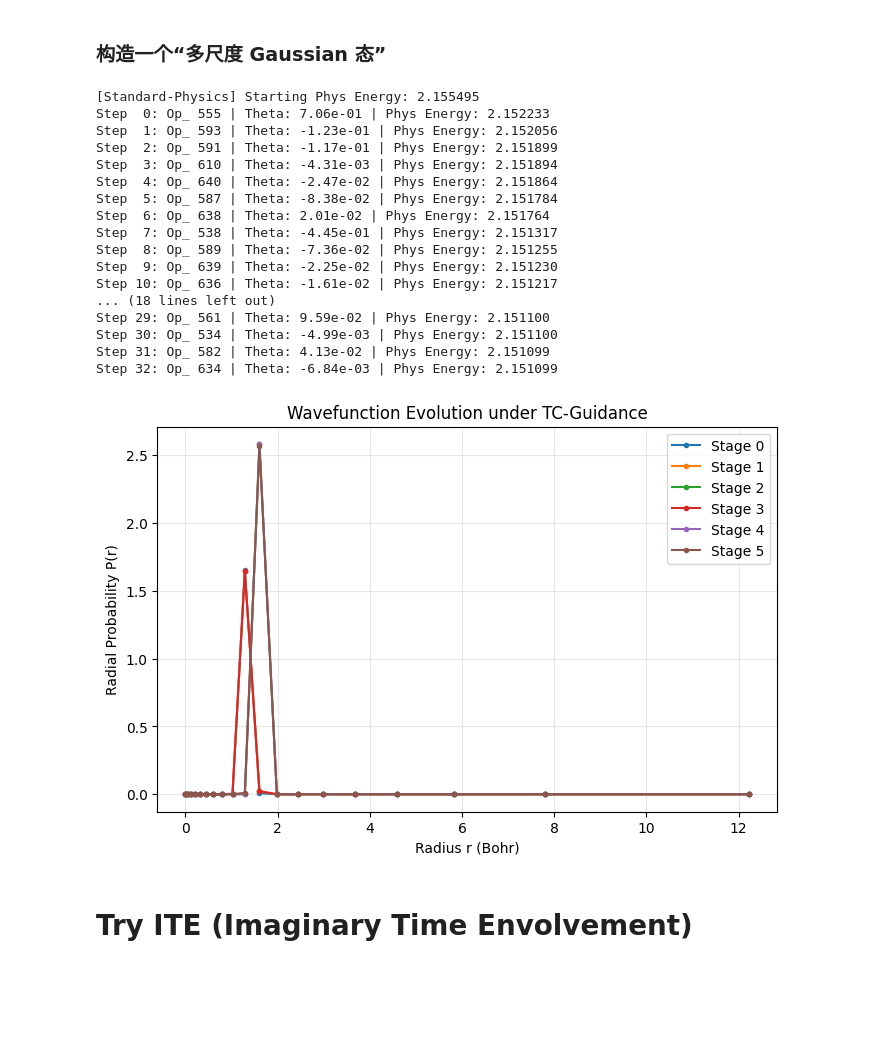
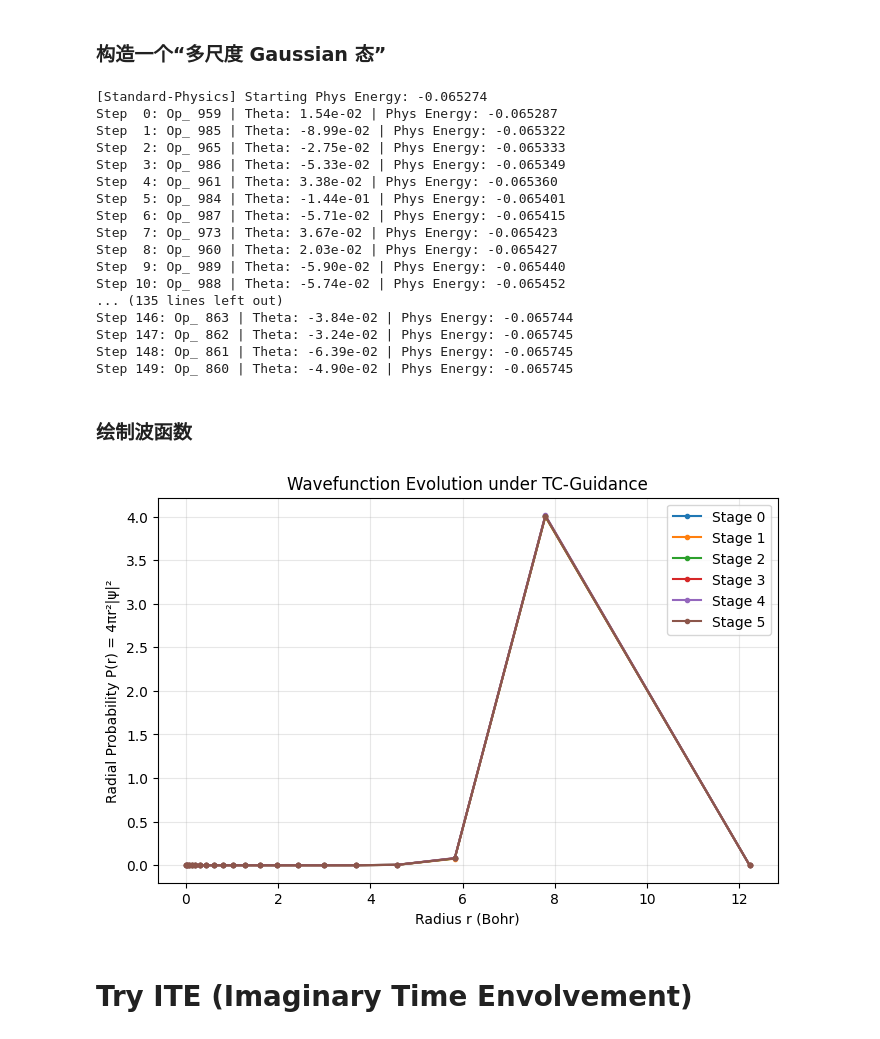
Before and after one commit to YeNing76/PySCF, a Jupyter notebook: Voronoi.ipynb, the cells around one changed output. Drawn from its saved outputs; the diff is of its cells as text; code cells hidden in the pictures; blank space fills up the shorter version.

```diff
--- a/Voronoi.ipynb
+++ b/Voronoi.ipynb
@@ -3772,27 +3883,30 @@ weights = [0.5, 0.3, 0.2]
 
 psi_total = build_multi_scale_gaussian(num_qubits, target_idx, sigmas, weights)
 # %%
-psi_init, ops_next, thetas_next = adapt_vqe_tc_guided(
-    H, H_guide, pool, psi_final, # 关键点：这里传 psi_final
-    max_steps=50, # 这次可以多跑几步
+# psi_seed = np.load("best_gaussian_psi.npy")
+# psi_seed /= np.linalg.norm(psi_seed)
+# psi_init = psi_seed
+psi_final, ops_next, thetas_next = adapt_vqe_tc_guided(
+    H, H_guide, pool, psi_init, # 关键点：这里传 psi_final
+    max_steps=150,
     offset=0,
     use_tc_guide=False
 )
 # %% [output]
-[Standard-Physics] Starting Phys Energy: 2.155495
-Step  0: Op_ 555 | Theta: 7.06e-01 | Phys Energy: 2.152233
-Step  1: Op_ 593 | Theta: -1.23e-01 | Phys Energy: 2.152056
-Step  2: Op_ 591 | Theta: -1.17e-01 | Phys Energy: 2.151899
-Step  3: Op_ 610 | Theta: -4.31e-03 | Phys Energy: 2.151894
-Step  4: Op_ 640 | Theta: -2.47e-02 | Phys Energy: 2.151864
-Step  5: Op_ 587 | Theta: -8.38e-02 | Phys Energy: 2.151784
-Step  6: Op_ 638 | Theta: 2.01e-02 | Phys Energy: 2.151764
-Step  7: Op_ 538 | Theta: -4.45e-01 | Phys Energy: 2.151317
-Step  8: Op_ 589 | Theta: -7.36e-02 | Phys Energy: 2.151255
-Step  9: Op_ 639 | Theta: -2.25e-02 | Phys Energy: 2.151230
-Step 10: Op_ 636 | Theta: -1.61e-02 | Phys Energy: 2.151217
-... (18 lines left out)
-Step 29: Op_ 561 | Theta: 9.59e-02 | Phys Energy: 2.151100
-Step 30: Op_ 534 | Theta: -4.99e-03 | Phys Energy: 2.151100
-Step 31: Op_ 582 | Theta: 4.13e-02 | Phys Energy: 2.151099
-Step 32: Op_ 634 | Theta: -6.84e-03 | Phys Energy: 2.151099
+[Standard-Physics] Starting Phys Energy: -0.065274
+Step  0: Op_ 959 | Theta: 1.54e-02 | Phys Energy: -0.065287
+Step  1: Op_ 985 | Theta: -8.99e-02 | Phys Energy: -0.065322
+Step  2: Op_ 965 | Theta: -2.75e-02 | Phys Energy: -0.065333
+Step  3: Op_ 986 | Theta: -5.33e-02 | Phys Energy: -0.065349
+Step  4: Op_ 961 | Theta: 3.38e-02 | Phys Energy: -0.065360
+Step  5: Op_ 984 | Theta: -1.44e-01 | Phys Energy: -0.065401
+Step  6: Op_ 987 | Theta: -5.71e-02 | Phys Energy: -0.065415
+Step  7: Op_ 973 | Theta: 3.67e-02 | Phys Energy: -0.065423
+Step  8: Op_ 960 | Theta: 2.03e-02 | Phys Energy: -0.065427
+Step  9: Op_ 989 | Theta: -5.90e-02 | Phys Energy: -0.065440
+Step 10: Op_ 988 | Theta: -5.74e-02 | Phys Energy: -0.065452
+... (135 lines left out)
+Step 146: Op_ 863 | Theta: -3.84e-02 | Phys Energy: -0.065744
+Step 147: Op_ 862 | Theta: -3.24e-02 | Phys Energy: -0.065745
+Step 148: Op_ 861 | Theta: -6.39e-02 | Phys Energy: -0.065745
+Step 149: Op_ 860 | Theta: -4.90e-02 | Phys Energy: -0.065745
@@ -3799,24 +3915,42 @@ Step 32: Op_ 634 | Theta: -6.84e-03 | Phys Energy: 2.151099
+# %% [markdown]
+### 绘制波函数
 # %%
 import matplotlib.pyplot as plt
+def get_dr_array(r):
+    dr = np.zeros_like(r)
+    # 中间部分使用中心差分
+    dr[1:-1] = (r[2:] - r[:-2]) / 2.0
+    # 边界部分使用前向/后向差分
+    dr[0] = r[1] - r[0]
+    dr[-1] = r[-1] - r[-2]
+    return dr
 
-def plot_radial_evolution(psi_list, r_array, num_leb=50, labels=None):
+def plot_radial_evolution(psi_list, r_array, volumes, num_leb=50, labels=None):
     plt.figure(figsize=(8, 5))
+
+    # --- 优化 1：将 dr 计算移到循环外，并取对应索引的标量 ---
+    dr_array = get_dr_array(r_array)
+
     for i, psi in enumerate(psi_list):
-        # 1. 算出密度 |psi|^2
         density = np.abs(psi)**2
-        # 2. 按径向层求和 (每 50 个点一层)
         radial_p = []
+
         for r_idx in range(len(r_array)):
             start = r_idx * num_leb
             end = start + num_leb
-            # 加上 r^2 因子以符合物理习惯
-            radial_p.append(np.sum(density[start:end]) * (r_array[r_idx]**2))
+
+            # 计算物理概率：密度 * 体积
+            layer_prob = np.sum(density[start:end] * volumes[start:end])
+
+            # --- 优化 2：使用对应层的 dr 值 ---
+            # 这样计算出的 radial_p 满足积分为 1 的物理意义
+            radial_p.append(layer_prob / dr_array[r_idx])
 
         label = labels[i] if labels else f"Stage {i}"
         plt.plot(r_array, radial_p, label=label, marker='o', markersize=3)
 
     plt.xlabel("Radius r (Bohr)")
-    plt.ylabel("Radial Probability P(r)")
+    plt.ylabel("Radial Probability P(r) = 4πr²|ψ|²")
     plt.title("Wavefunction Evolution under TC-Guidance")
     plt.legend()
     plt.grid(True, alpha=0.3)
@@ -3824,11 +3958,11 @@ def plot_radial_evolution(psi_list, r_array, num_leb=50, labels=None):
 # %%
 # del psi_list
 # psi_list = []
 psi_list.append(psi_init)
 psi_list.append(psi_final)
-plot_radial_evolution(psi_list, r_array, num_leb=50, labels=None)
+plot_radial_evolution(psi_list, r_array, volumes, num_leb=50, labels=None)
 # %% [output]
-[figure, old version]
+[figure, new version]
 # %% [markdown]
 # Try ITE (Imaginary Time Envolvement)
 # %%
```
Also changed, not shown: parts of 5 cells of this notebook.
